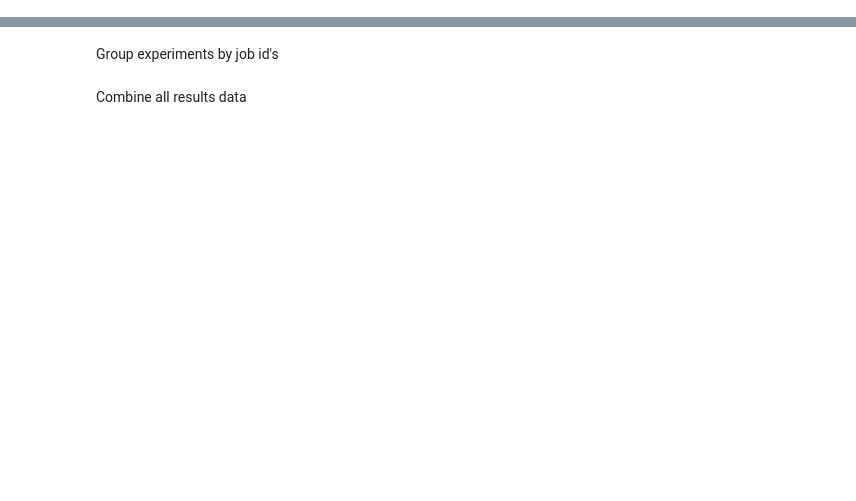
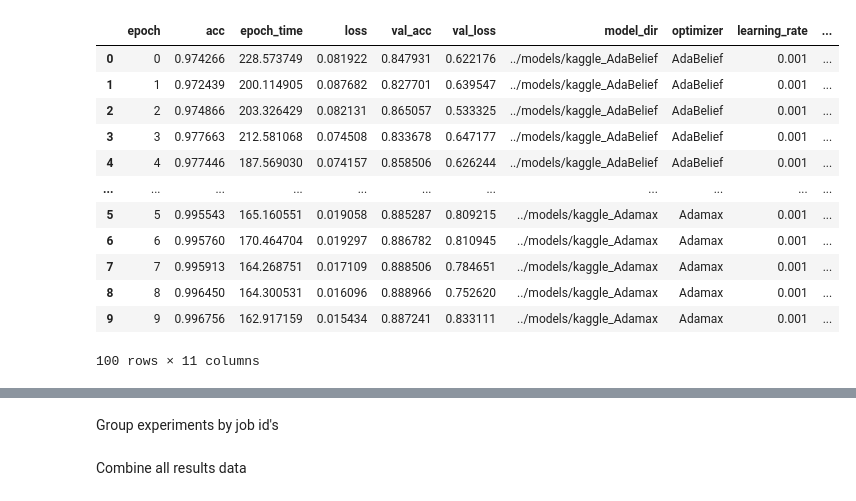
Before and after one commit to dunnkers/optimizers-sign-language, a Jupyter notebook: exploration/results.ipynb, the cells around one changed output, grey strips where cells are left out. Cells and saved outputs as stored; diff of their text form; code cells hidden in the pictures; blank space fills up the shorter version.

```diff
--- a/exploration/results.ipynb
+++ b/exploration/results.ipynb
@@ -3,3 +4,36 @@ import pandas as pd
 from os.path import join, isdir
 import seaborn as sns
 import matplotlib.pyplot as plt
+# %%
+models = '../models'
+def get_data(model_dir):
+    try:
+        data  = pd.read_csv(join(model_dir, 'epoch_loss.csv'))
+        optim = pd.read_json(join(model_dir, 'optimizer.json'), typ='series')
+    except:
+        return None
+    data['model_dir'] = model_dir
+    data['optimizer']     = optim['name']
+    data['learning_rate'] = optim['learning_rate']
+    return data
+
+paths = [join(models, path) for path in os.listdir(models)]
+jobs = filter(isdir, paths)
+df = pd.concat(map(get_data, jobs))
+df['job_id'] = df['model_dir'].str.extract(r'.*/(.*)_.*')
+df['experiment'] = '0.001 LR, asl_alphabet_train'
+df
+# %% [output]
+|  | epoch | acc | epoch_time | loss | val_acc | val_loss | model_dir | optimizer | learning_rate | ... |
+| 0 | 0 | 0.974266 | 228.573749 | 0.081922 | 0.847931 | 0.622176 | ../models/kaggle_AdaBelief | AdaBelief | 0.001 | ... |
+| 1 | 1 | 0.972439 | 200.114905 | 0.087682 | 0.827701 | 0.639547 | ../models/kaggle_AdaBelief | AdaBelief | 0.001 | ... |
+| 2 | 2 | 0.974866 | 203.326429 | 0.082131 | 0.865057 | 0.533325 | ../models/kaggle_AdaBelief | AdaBelief | 0.001 | ... |
+| 3 | 3 | 0.977663 | 212.581068 | 0.074508 | 0.833678 | 0.647177 | ../models/kaggle_AdaBelief | AdaBelief | 0.001 | ... |
+| 4 | 4 | 0.977446 | 187.569030 | 0.074157 | 0.858506 | 0.626244 | ../models/kaggle_AdaBelief | AdaBelief | 0.001 | ... |
+| ... | ... | ... | ... | ... | ... | ... | ... | ... | ... | ... |
+| 5 | 5 | 0.995543 | 165.160551 | 0.019058 | 0.885287 | 0.809215 | ../models/kaggle_Adamax | Adamax | 0.001 | ... |
+| 6 | 6 | 0.995760 | 170.464704 | 0.019297 | 0.886782 | 0.810945 | ../models/kaggle_Adamax | Adamax | 0.001 | ... |
+| 7 | 7 | 0.995913 | 164.268751 | 0.017109 | 0.888506 | 0.784651 | ../models/kaggle_Adamax | Adamax | 0.001 | ... |
+| 8 | 8 | 0.996450 | 164.300531 | 0.016096 | 0.888966 | 0.752620 | ../models/kaggle_Adamax | Adamax | 0.001 | ... |
+| 9 | 9 | 0.996756 | 162.917159 | 0.015434 | 0.887241 | 0.833111 | ../models/kaggle_Adamax | Adamax | 0.001 | ... |
+100 rows × 11 columns
```
Also changed, not shown: parts of 9 cells of this notebook, 2 other files.
